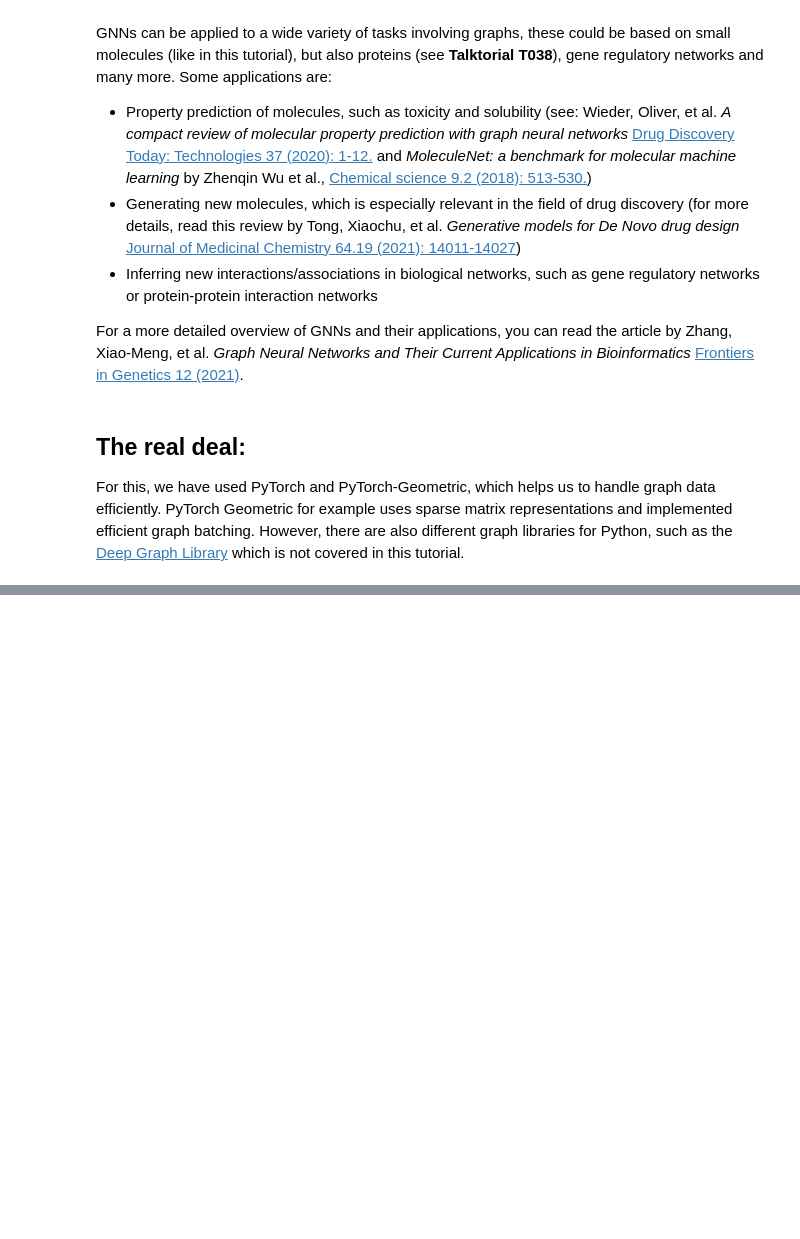
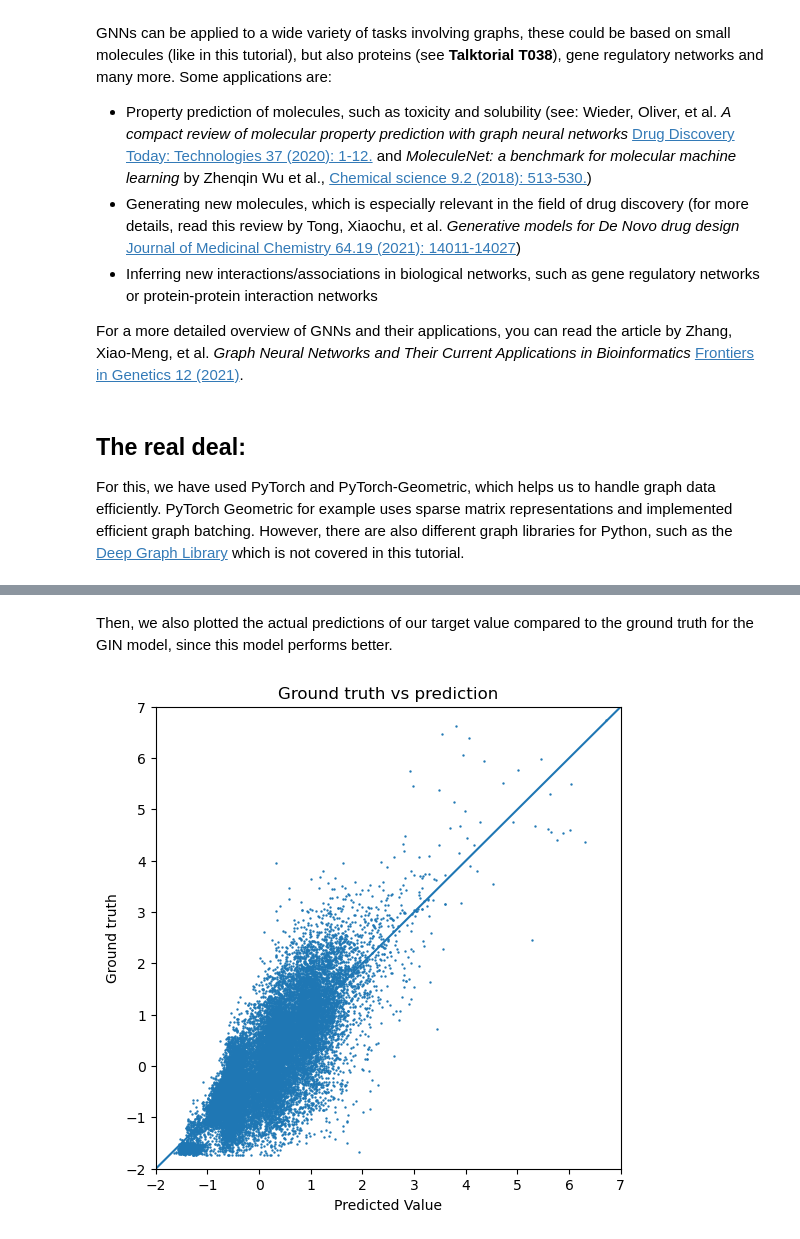
Before and after one commit to CrazyFahim/MP-with-GNN, a Jupyter notebook: G1.ipynb, the cells around one changed output, grey strips where cells are left out. Drawn from its saved outputs; the diff is of its cells as text; code cells hidden in the pictures; blank space fills up the shorter version.

```diff
--- a/G1.ipynb
+++ b/G1.ipynb
@@ -151,0 +496,18 @@ For this, we have used PyTorch and PyTorch-Geometric, which helps us to handle g
+# %%
+def plot_targets(pred, ground_truth):
+    """Plot true vs predicted value in a scatter plot
+
+    Args:
+        pred (array): predicted values
+        ground_truth (array): ground truth values
+    """
+    f, ax = plt.subplots(figsize=(6, 6))
+    ax.scatter(pred, ground_truth, s=0.5)
+    plt.xlim(-2, 7)
+    plt.ylim(-2, 7)
+    ax.axline((1, 1), slope=1)
+    plt.xlabel("Predicted Value")
+    plt.ylabel("Ground truth")
+    plt.title("Ground truth vs prediction")
+    plt.savefig("fig/fig-2.png")
+    plt.show()
@@ -151,0 +527,8 @@ For this, we have used PyTorch and PyTorch-Geometric, which helps us to handle g
+# %% [markdown]
+Then, we also plotted the actual predictions of our target value compared to the ground truth for the GIN model, since this model performs better.
+# %%
+# Plot target and prediction for training data
+
+plot_targets(gin_train_target, gin_train_y_target)
+# %% [output]
+[figure, added]
```
Also changed, not shown: parts of 23 cells of this notebook.
